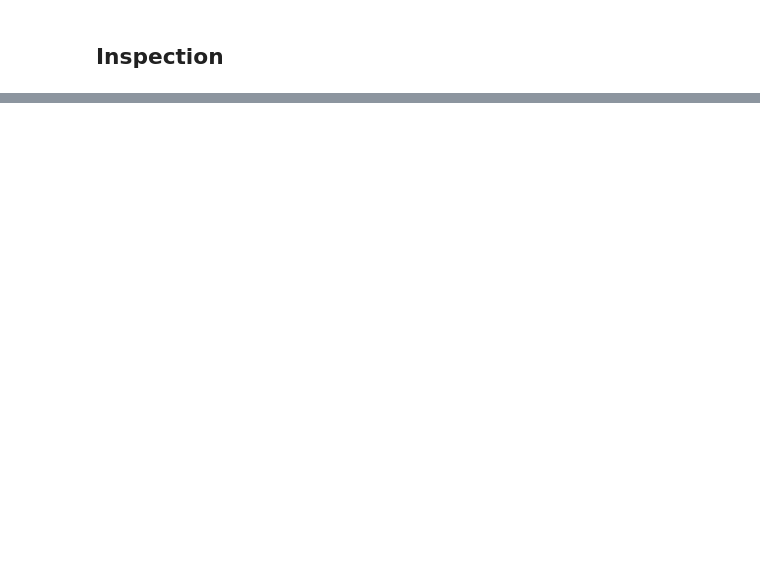
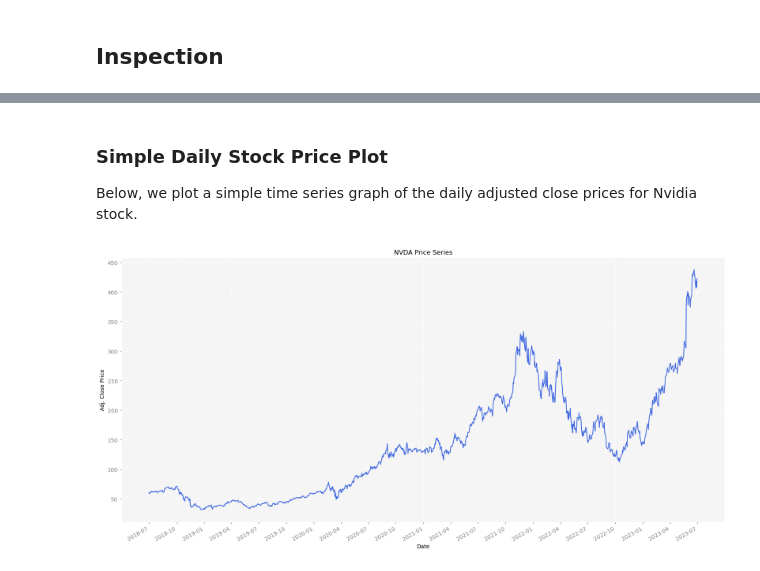
Before and after one commit to Buzzpod/ForecastX, a Jupyter notebook: Notebooks/NVDA_Linear_Forecast.ipynb, the cells around one changed output, grey strips where cells are left out. Cells and saved outputs as stored; diff of their text form; code cells hidden in the pictures; blank space fills up the shorter version.

```diff
--- a/Notebooks/NVDA_Linear_Forecast.ipynb
+++ b/Notebooks/NVDA_Linear_Forecast.ipynb
@@ -21,0 +41,38 @@ locator = mdates.MonthLocator(interval=3)
+# %%
+def pricePlot():
+
+    # Plot the NVDA log return series
+    fig, ax = plt.subplots(figsize=(20,10))
+
+    # Change figure facecolor (area surrounding the plot)
+    fig.patch.set_facecolor('white')
+
+    # Change plot facecolor (actual plot background)
+    ax.set_facecolor('whitesmoke')
+
+    # Change axes color
+    ax.spines['bottom'].set_color('white')
+    ax.spines['top'].set_color('white')
+    ax.spines['right'].set_color('white')
+    ax.spines['left'].set_color('white')
+
+    ax.xaxis.label.set_color('black')
+    ax.yaxis.label.set_color('black')
+    ax.title.set_color('black')
+
+    ax.tick_params(axis='x', colors='grey')
+    ax.tick_params(axis='y', colors='grey')
+
+    ax.plot(df['NVDA_CLOSE'], color='royalblue')
+
+    X = plt.gca().xaxis
+    X.set_major_locator(locator)
+    X.set_major_formatter(month_year_formatter)
+
+    fig.autofmt_xdate()
+
+    plt.title('NVDA Price Series')
+    plt.xlabel('Date')
+    plt.ylabel('Adj. Close Price')
+    plt.grid(True, color='white')
+    plt.show()
@@ -61,0 +151,8 @@ plt.show()
+# %% [markdown]
+### Simple Daily Stock Price Plot
+
+Below, we plot a simple time series graph of the daily adjusted close prices for Nvidia stock.
+# %%
+pricePlot()
+# %% [output]
+[figure, added]
```
Also changed, not shown: parts of 47 cells of this notebook, 6 other files.
